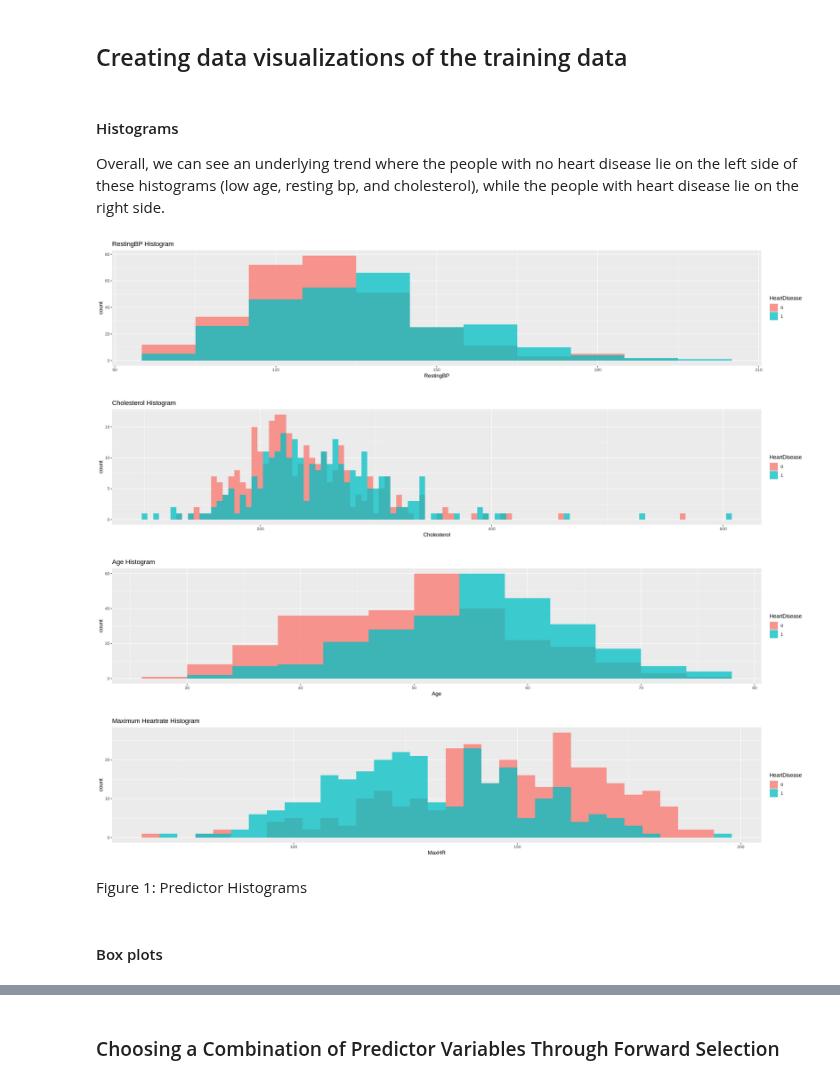
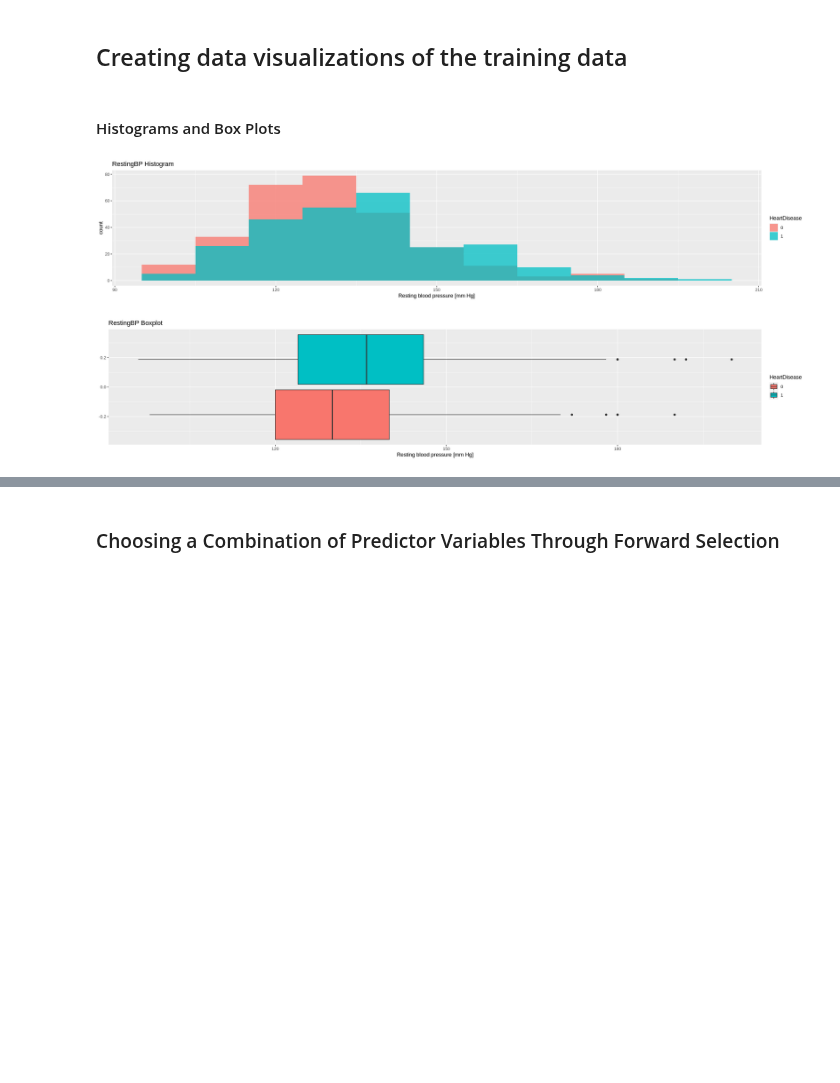
Before and after one commit to josephsoo/dsci_100_group_12, a Jupyter notebook: Project report.ipynb, the cells around one changed output, grey strips where cells are left out. Cells and saved outputs as stored; diff of their text form; code cells hidden in the pictures; blank space fills up the shorter version.

Commit message:
separated graphs, added lables for the graphs, added descriptions

```diff
--- a/Project report.ipynb
+++ b/Project report.ipynb
@@ -185,41 +185,22 @@ The KNN model is sensitive to the scale of the data, so, if we were to not stand
 # %% [markdown]
 ## Creating data visualizations of the training data
 # %% [markdown]
-#### Histograms
-
-Overall, we can see an underlying trend where the people with no heart disease lie on the left side of these histograms (low age, resting bp, and cholesterol), while the people with heart disease lie on the right side.
+#### Histograms and Box Plots
 # %%
 options(repr.plot.width = 20, repr.plot.height = 4)
 
 bp_histo <- heart_train |> ggplot(aes(x = RestingBP, fill = HeartDisease)) +
     geom_histogram(position = "identity", binwidth = 10, alpha = 0.75) +
-    labs(title = "RestingBP Histogram")
+    labs(title = "RestingBP Histogram", x = "Resting blood pressure [mm Hg]")
 
-cholesterol_histo <- heart_train |> ggplot(aes(x = Cholesterol, fill = HeartDisease)) +
-    geom_histogram(position = "identity", binwidth = 5, alpha = 0.75) +
-    labs(title = "Cholesterol Histogram")
-
-
-age_histo <- heart_train |> ggplot(aes(x = Age, fill = HeartDisease)) +
-    geom_histogram(position = "identity", binwidth = 4, alpha = 0.75) +
-    labs(title = "Age Histogram")
-
-maxhr_histo <- heart_train |> ggplot(aes(x = MaxHR, fill = HeartDisease)) +
-    geom_histogram(position = "identity", binwidth = 4, alpha = 0.75) +
-    labs(title = "Maximum Heartrate Histogram")
-
+bp_box <- heart_train |> ggplot(aes(x = RestingBP, fill = HeartDisease)) +
+    geom_boxplot()+
+labs(title = "RestingBP Boxplot", x = "Resting blood pressure [mm Hg]")
 
 
 bp_histo
-cholesterol_histo
-age_histo
-maxhr_histo
+
+bp_box
 # %% [output]
-[figure, old version]
+[figure, new version]
-[figure, old version]
+[figure, new version]
-[figure, removed]
-[figure, removed]
-# %% [markdown]
-Figure 1: Predictor Histograms
-# %% [markdown]
-#### Box plots
```
Also changed, not shown: parts of 12 cells of this notebook.
